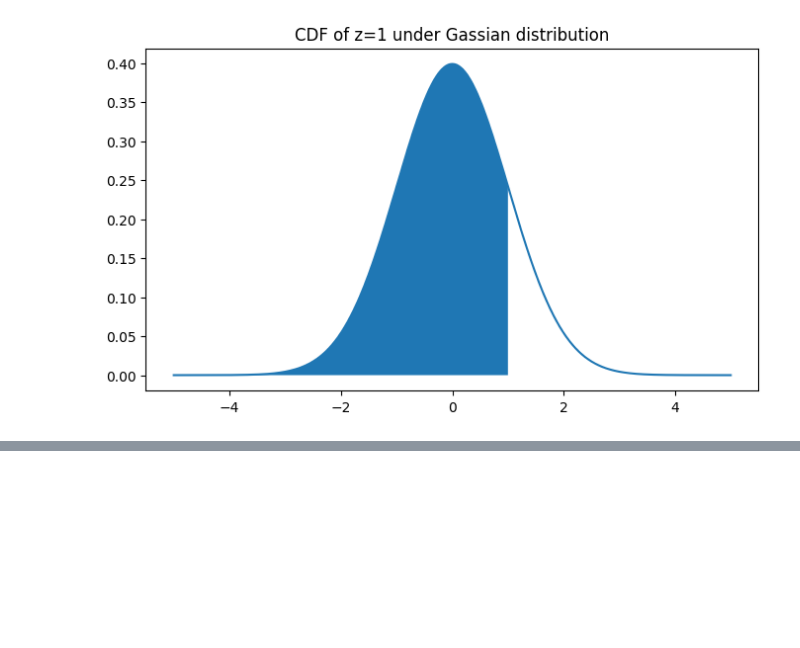
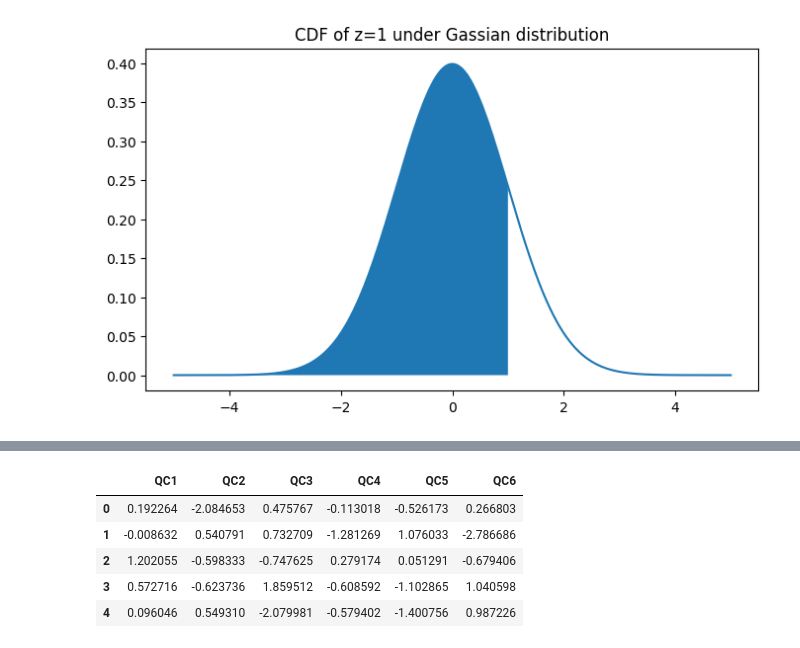
Before and after one commit to tsztokong/qc_demo, a Jupyter notebook: blog_jupyter_notebook.ipynb, the cells around one changed output, grey strips where cells are left out. Drawn from its saved outputs; the diff is of its cells as text; code cells hidden in the pictures; blank space fills up the shorter version.

Commit message:
Add random sets

```diff
--- a/blog_jupyter_notebook.ipynb
+++ b/blog_jupyter_notebook.ipynb
@@ -28,0 +33,15 @@ plt.show()
+# %%
+qc_list = dict()
+for i in range(1, 7):
+    qc_list['QC{}'.format(i)] = np.random.normal(0,1,size=10000000)
+# %%
+qc_df = pd.DataFrame(qc_list)
+# %%
+qc_df.head()
+# %% [output]
+|  | QC1 | QC2 | QC3 | QC4 | QC5 | QC6 |
+| 0 | 0.192264 | -2.084653 | 0.475767 | -0.113018 | -0.526173 | 0.266803 |
+| 1 | -0.008632 | 0.540791 | 0.732709 | -1.281269 | 1.076033 | -2.786686 |
+| 2 | 1.202055 | -0.598333 | -0.747625 | 0.279174 | 0.051291 | -0.679406 |
+| 3 | 0.572716 | -0.623736 | 1.859512 | -0.608592 | -1.102865 | 1.040598 |
+| 4 | 0.096046 | 0.549310 | -2.079981 | -0.579402 | -1.400756 | 0.987226 |
```
Also changed, not shown: parts of 5 cells of this notebook, 1 other file.
